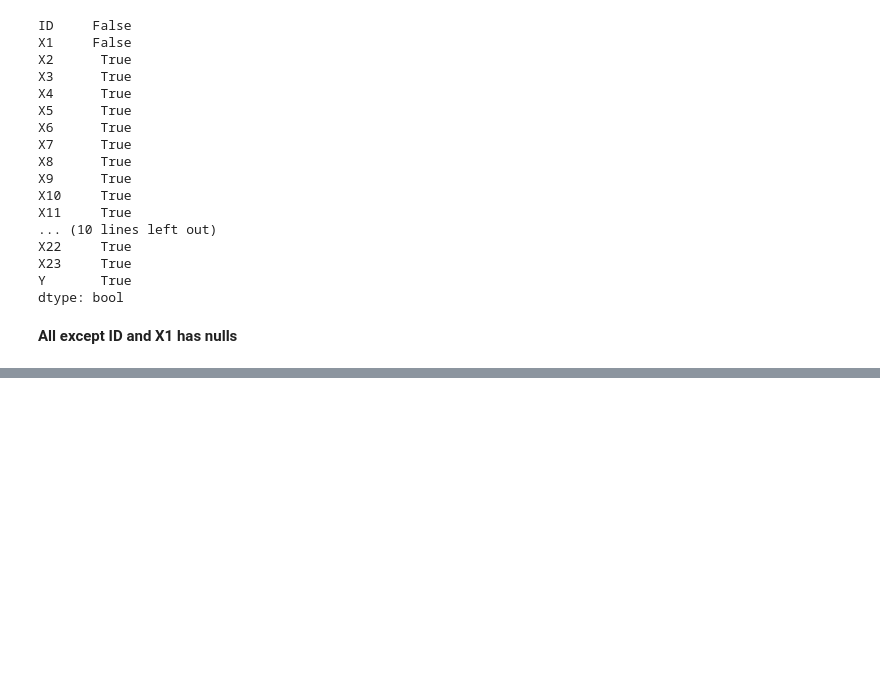
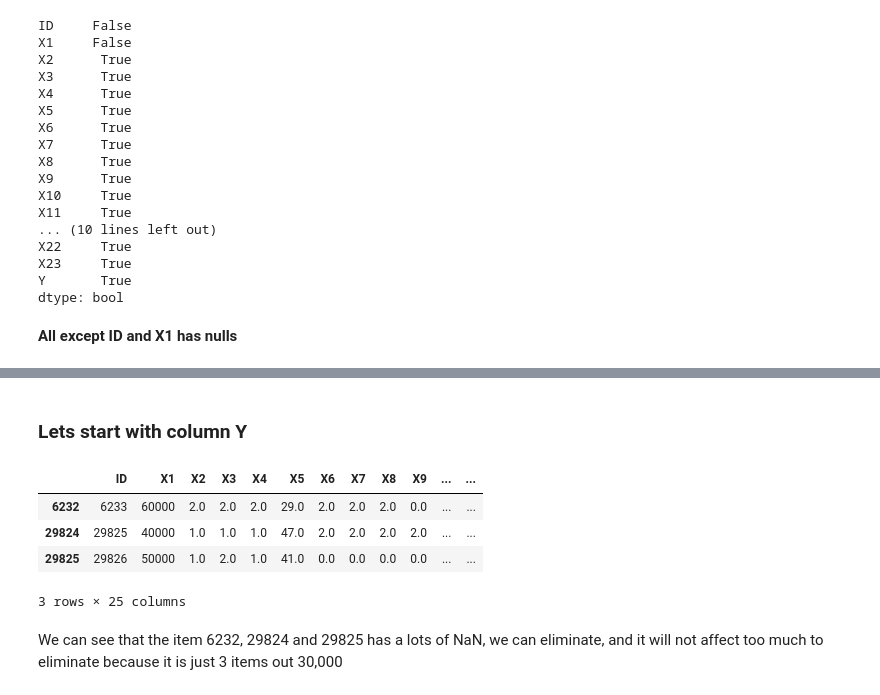
Before and after one commit to PosgradoMNA/actividades-de-aprendizaje-rafaelsangarcia, a Jupyter notebook: Actividad3_A01182780.ipynb, the cells around one changed output, grey strips where cells are left out. Saved outputs shown, nothing was run; the diff lists cells and outputs as text; code cells hidden in the pictures; blank space fills up the shorter version.

```diff
--- a/Actividad3_A01182780.ipynb
+++ b/Actividad3_A01182780.ipynb
@@ -57,0 +108,12 @@ dtype: bool
+# %% [markdown]
+### **Lets start with column Y**
+# %%
+df[df['Y'].isnull()]
+# %% [output]
+|  | ID | X1 | X2 | X3 | X4 | X5 | X6 | X7 | X8 | X9 | ... | ... |
+| 6232 | 6233 | 60000 | 2.0 | 2.0 | 2.0 | 29.0 | 2.0 | 2.0 | 2.0 | 0.0 | ... | ... |
+| 29824 | 29825 | 40000 | 1.0 | 1.0 | 1.0 | 47.0 | 2.0 | 2.0 | 2.0 | 2.0 | ... | ... |
+| 29825 | 29826 | 50000 | 1.0 | 2.0 | 1.0 | 41.0 | 0.0 | 0.0 | 0.0 | 0.0 | ... | ... |
+3 rows × 25 columns
+# %% [markdown]
+We can see that the item 6232, 29824 and 29825 has a lots of NaN, we can eliminate, and it will not affect too much to eliminate because it is just 3 items out 30,000
```
Also changed, not shown: parts of 8 cells of this notebook.
